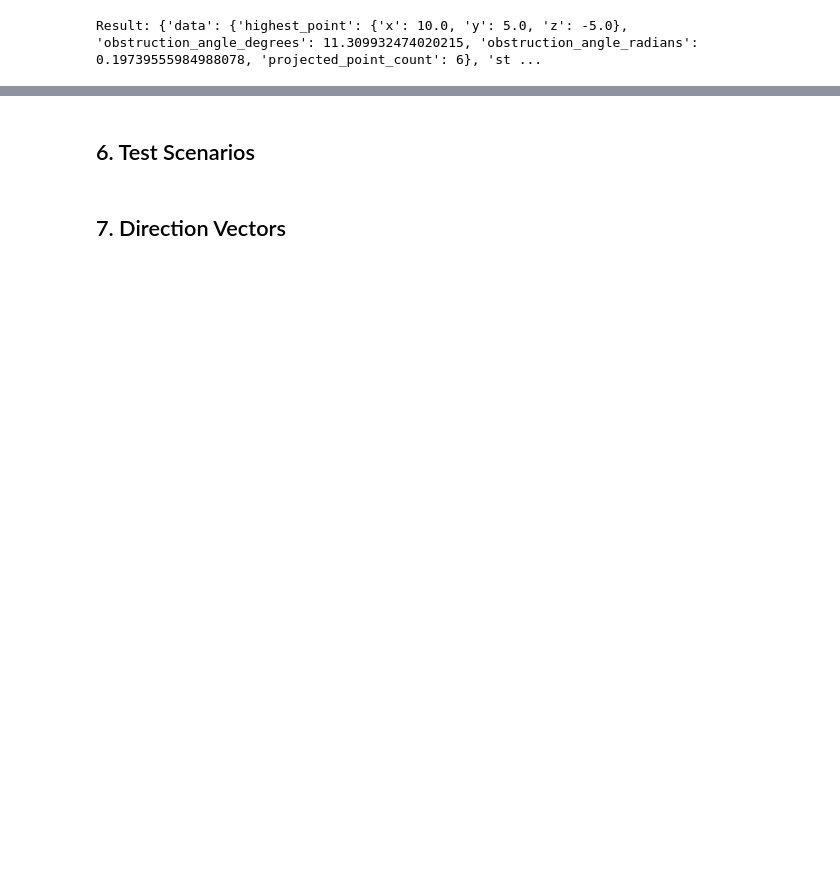
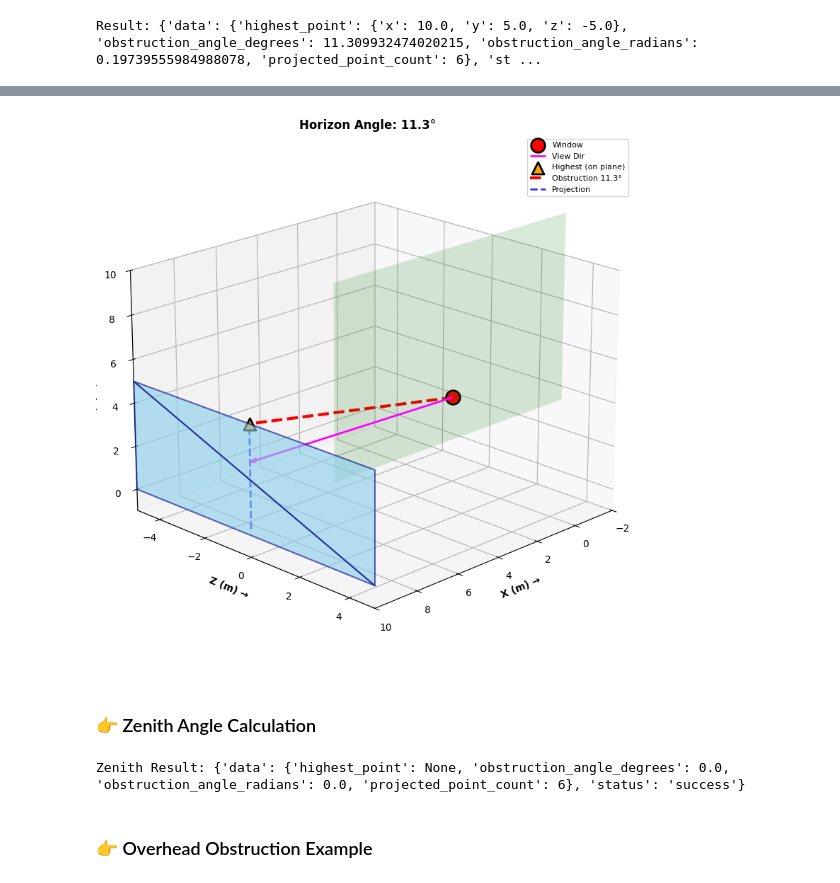
Before and after one commit to upskiller-xyz/server_obstruction, a Jupyter notebook: example/demo.ipynb, the cells around one changed output, grey strips where cells are left out. Drawn from its saved outputs; the diff is of its cells as text; code cells hidden in the pictures; blank space fills up the shorter version.

Commit message:
feat: add obstruction calculation (both angles in one endpoint)

```diff
--- a/example/demo.ipynb
+++ b/example/demo.ipynb
@@ -65,9 +56,0 @@ Result: {'data': {'highest_point': {'x': 10.0, 'y': 5.0, 'z': -5.0}, 'obstructio
-# %%
-if result.get("status") == "success":
-    data = result["data"]
-    obstruction_degrees, obstruction_radians, highest_point = data["obstruction_angle_degrees"], data["obstruction_angle_radians"], data["highest_point"]
-    print(f"Obstruction: {obstruction_degrees:.2f}° ({obstruction_radians:.4f} rad)")
-    if obstruction_degrees>0:
-        print(f"Highest: ({highest_point['x']:.1f}, {highest_point['y']:.1f}, {highest_point['z']:.1f}), Points: {data['projected_point_count']}")
-else:
-    print("ERROR:", result.get("error"))
@@ -117,22 +56,0 @@ if result.get("status") == "success":
-# %% [markdown]
-## 6. Test Scenarios
-# %%
-calc = DirectionVectorCalculator()
-combos = [(0,0,"Fwd"), (0,np.pi/2,"Right"), (0,np.pi,"Back"),
-          (0,-np.pi/2,"Left"), (np.pi/2,0,"Up"), (-np.pi/2,0,"Down")]
-fig = plt.figure(figsize=(8,6))
-ax = fig.add_subplot(111, projection='3d')
-ax.scatter([0],[0],[0], c='k', s=60)
-colors = plt.cm.rainbow(np.linspace(0, 1, len(combos)))
-for (rx, ry, lbl), col in zip(combos, colors):
-    v = calc.from_angles(rx, ry)
-    ax.quiver(0, 0, 0, *v, color=col, lw=2, arrow_length_ratio=0.15,
-              label=f"{lbl}: ({v[0]:.2f}, {v[1]:.2f}, {v[2]:.2f})")
-ax.set_xlabel('X')
-ax.set_ylabel('Y ↑')
-ax.set_zlabel('Z')
-ax.set_title('Direction Vectors')
-ax.legend(fontsize=7)
-plt.show()
-# %% [markdown]
-## 7. Direction Vectors
@@ -152,0 +57,36 @@ for s in scenarios:
+# %%
+if result.get("status") == "success":
+    data = result["data"]
+    obstruction_degrees, obstruction_radians, highest_point = data["obstruction_angle_degrees"], data["obstruction_angle_radians"], data["highest_point"]
+    # Create visualizer
+    visualizer = HorizonAngleVisualizer(
+        window_center=window_center,
+        window_angles=window_angles,
+        mesh_vertices=mesh,
+        building_dimensions=(building_dist, building_height, building_width)
+    )
+
+    # Create figure and visualize
+    fig = plt.figure(figsize=(14, 8))
+    ax = fig.add_subplot(111, projection='3d')
+    visualizer.visualize(ax, highest_point, obstruction_degrees)
+    plt.tight_layout()
+    plt.show()
+# %% [output]
+[figure, added]
+# %% [markdown]
+### 👉 Zenith Angle Calculation
+# %%
+# Test zenith angle with the same building
+response = requests.post(f"{SERVER_URL}/zenith_angle", json=request_data)
+zenith_result = response.json()
+print("Zenith Result:", zenith_result)
+
+if zenith_result.get("status") == "success":
+    data = zenith_result["data"]
+    zenith_degrees = data["obstruction_angle_degrees"]
+    zenith_radians = data["obstruction_angle_radians"]
+# %% [output]
+Zenith Result: {'data': {'highest_point': None, 'obstruction_angle_degrees': 0.0, 'obstruction_angle_radians': 0.0, 'projected_point_count': 6}, 'status': 'success'}
+# %% [markdown]
+### 👉 Overhead Obstruction Example
```
Also changed, not shown: parts of 20 cells of this notebook, 9 other files.
